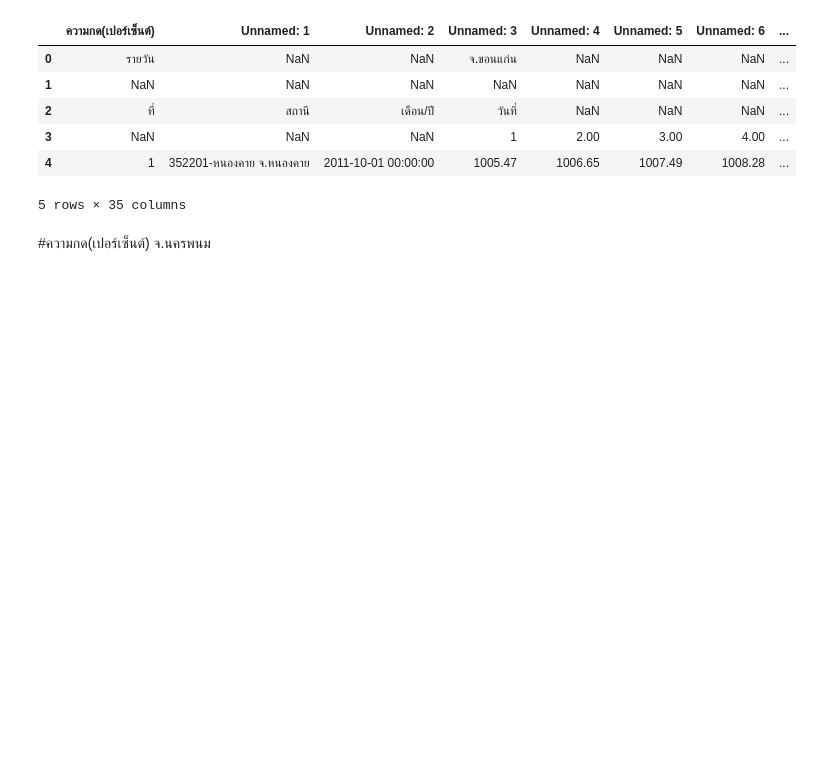
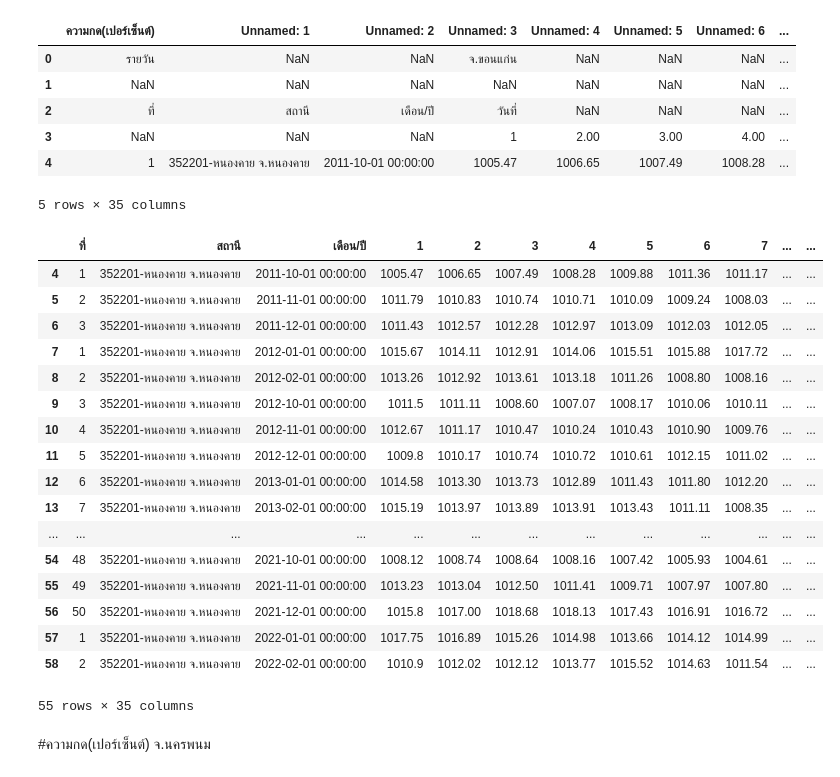
Before and after one commit to Aomaphisara/bsc_dpdm22, a Jupyter notebook: Quiz_Group_5_20_of_Midterm.ipynb, the cells around one changed output. Saved outputs shown, nothing was run; the diff lists cells and outputs as text; code cells hidden in the pictures; blank space fills up the shorter version.

```diff
--- a/Quiz_Group_5_20_of_Midterm.ipynb
+++ b/Quiz_Group_5_20_of_Midterm.ipynb
@@ -32,6 +32,31 @@ pres_KKN.head()
 | 3 | NaN | NaN | NaN | 1 | 2.00 | 3.00 | 4.00 | ... |
 | 4 | 1 | 352201-หนองคาย จ.หนองคาย | 2011-10-01 00:00:00 | 1005.47 | 1006.65 | 1007.49 | 1008.28 | ... |
 5 rows × 35 columns
+# %%
+pres_KKN.drop([0,1,2,3], inplace= True)
+# %%
+pres_KKN.set_axis(['ที่', 'สถานี','เดือน/ปี','1','2','3','4','5','6','7','8','9','10','11','12','13','14','15','16','17','18','19','20','21','22','23','24','25','26','27','28','29','30','31','เฉลี่ย'], axis='columns', inplace=True)
+# %%
+pres_KKN
+# %% [output]
+|  | ที่ | สถานี | เดือน/ปี | 1 | 2 | 3 | 4 | 5 | 6 | 7 | ... | ... |
+| 4 | 1 | 352201-หนองคาย จ.หนองคาย | 2011-10-01 00:00:00 | 1005.47 | 1006.65 | 1007.49 | 1008.28 | 1009.88 | 1011.36 | 1011.17 | ... | ... |
+| 5 | 2 | 352201-หนองคาย จ.หนองคาย | 2011-11-01 00:00:00 | 1011.79 | 1010.83 | 1010.74 | 1010.71 | 1010.09 | 1009.24 | 1008.03 | ... | ... |
+| 6 | 3 | 352201-หนองคาย จ.หนองคาย | 2011-12-01 00:00:00 | 1011.43 | 1012.57 | 1012.28 | 1012.97 | 1013.09 | 1012.03 | 1012.05 | ... | ... |
+| 7 | 1 | 352201-หนองคาย จ.หนองคาย | 2012-01-01 00:00:00 | 1015.67 | 1014.11 | 1012.91 | 1014.06 | 1015.51 | 1015.88 | 1017.72 | ... | ... |
+| 8 | 2 | 352201-หนองคาย จ.หนองคาย | 2012-02-01 00:00:00 | 1013.26 | 1012.92 | 1013.61 | 1013.18 | 1011.26 | 1008.80 | 1008.16 | ... | ... |
+| 9 | 3 | 352201-หนองคาย จ.หนองคาย | 2012-10-01 00:00:00 | 1011.5 | 1011.11 | 1008.60 | 1007.07 | 1008.17 | 1010.06 | 1010.11 | ... | ... |
+| 10 | 4 | 352201-หนองคาย จ.หนองคาย | 2012-11-01 00:00:00 | 1012.67 | 1011.17 | 1010.47 | 1010.24 | 1010.43 | 1010.90 | 1009.76 | ... | ... |
+| 11 | 5 | 352201-หนองคาย จ.หนองคาย | 2012-12-01 00:00:00 | 1009.8 | 1010.17 | 1010.74 | 1010.72 | 1010.61 | 1012.15 | 1011.02 | ... | ... |
+| 12 | 6 | 352201-หนองคาย จ.หนองคาย | 2013-01-01 00:00:00 | 1014.58 | 1013.30 | 1013.73 | 1012.89 | 1011.43 | 1011.80 | 1012.20 | ... | ... |
+| 13 | 7 | 352201-หนองคาย จ.หนองคาย | 2013-02-01 00:00:00 | 1015.19 | 1013.97 | 1013.89 | 1013.91 | 1013.43 | 1011.11 | 1008.35 | ... | ... |
+| ... | ... | ... | ... | ... | ... | ... | ... | ... | ... | ... | ... | ... |
+| 54 | 48 | 352201-หนองคาย จ.หนองคาย | 2021-10-01 00:00:00 | 1008.12 | 1008.74 | 1008.64 | 1008.16 | 1007.42 | 1005.93 | 1004.61 | ... | ... |
+| 55 | 49 | 352201-หนองคาย จ.หนองคาย | 2021-11-01 00:00:00 | 1013.23 | 1013.04 | 1012.50 | 1011.41 | 1009.71 | 1007.97 | 1007.80 | ... | ... |
+| 56 | 50 | 352201-หนองคาย จ.หนองคาย | 2021-12-01 00:00:00 | 1015.8 | 1017.00 | 1018.68 | 1018.13 | 1017.43 | 1016.91 | 1016.72 | ... | ... |
+| 57 | 1 | 352201-หนองคาย จ.หนองคาย | 2022-01-01 00:00:00 | 1017.75 | 1016.89 | 1015.26 | 1014.98 | 1013.66 | 1014.12 | 1014.99 | ... | ... |
+| 58 | 2 | 352201-หนองคาย จ.หนองคาย | 2022-02-01 00:00:00 | 1010.9 | 1012.02 | 1012.12 | 1013.77 | 1015.52 | 1014.63 | 1011.54 | ... | ... |
+55 rows × 35 columns
 # %% [markdown]
 #ความกด(เปอร์เซ็นต์) จ.นครพนม
 # %%
```
Also changed, not shown: parts of 7 cells of this notebook.
